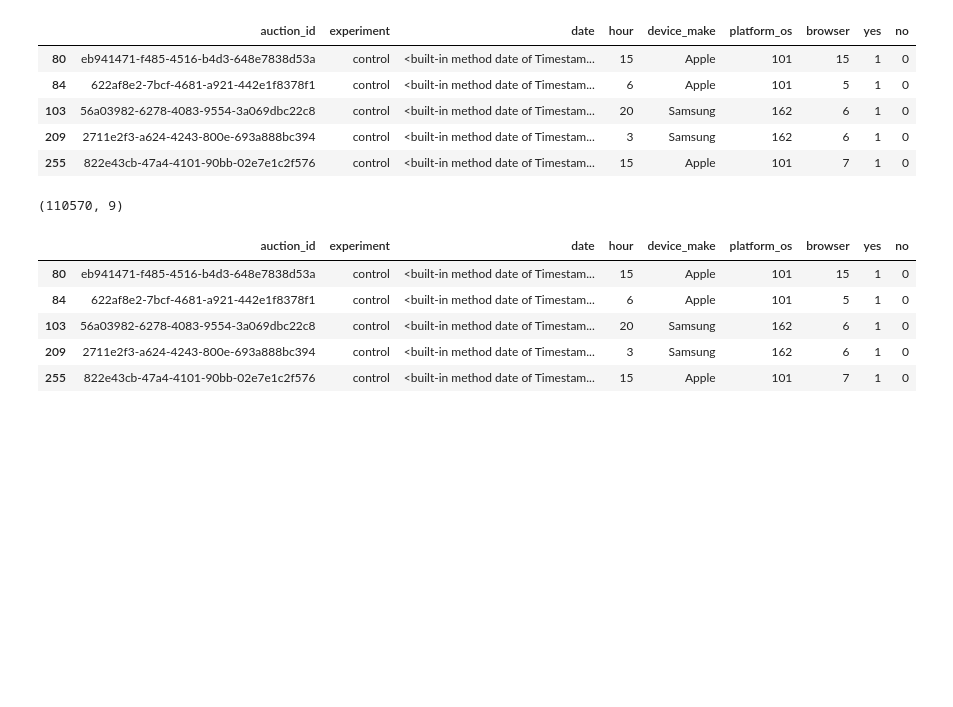
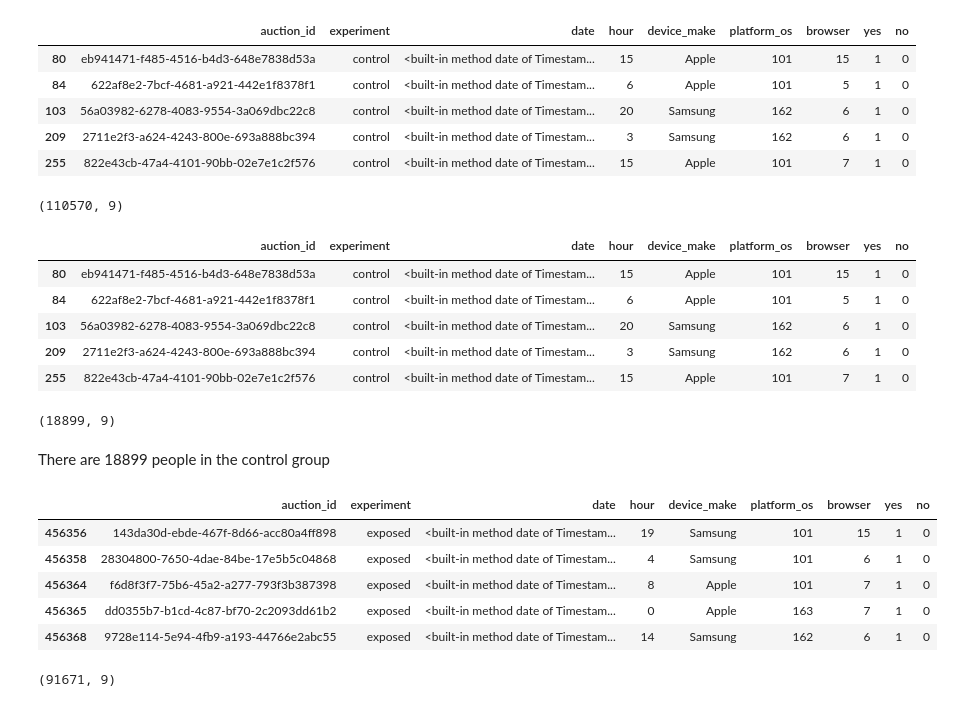
Before and after one commit to nahomHmichael/abtest-mlops, a Jupyter notebook: notebooks/Task3_new_data_AB_test.ipynb, the cells around one changed output. Saved outputs shown, nothing was run; the diff lists cells and outputs as text; code cells hidden in the pictures; blank space fills up the shorter version.

Commit message:
Update: extracted control and exposed groups

```diff
--- a/notebooks/Task3_new_data_AB_test.ipynb
+++ b/notebooks/Task3_new_data_AB_test.ipynb
@@ -170,3 +170,26 @@ control_df.head(5)
 | 103 | 56a03982-6278-4083-9554-3a069dbc22c8 | control | <built-in method date of Timestam... | 20 | Samsung | 162 | 6 | 1 | 0 |
 | 209 | 2711e2f3-a624-4243-800e-693a888bc394 | control | <built-in method date of Timestam... | 3 | Samsung | 162 | 6 | 1 | 0 |
 | 255 | 822e43cb-47a4-4101-90bb-02e7e1c2f576 | control | <built-in method date of Timestam... | 15 | Apple | 101 | 7 | 1 | 0 |
+# %%
+# accessing control df shape
+control_df.shape
+# %% [output]
+(18899, 9)
+# %% [markdown]
+There are 18899 people in the control group
+# %%
+# finding the exposed group
+exposed_df = response[response['experiment'] == 'exposed']
+exposed_df.head(5)
+# %% [output]
+|  | auction_id | experiment | date | hour | device_make | platform_os | browser | yes | no |
+| 456356 | 143da30d-ebde-467f-8d66-acc80a4ff898 | exposed | <built-in method date of Timestam... | 19 | Samsung | 101 | 15 | 1 | 0 |
+| 456358 | 28304800-7650-4dae-84be-17e5b5c04868 | exposed | <built-in method date of Timestam... | 4 | Samsung | 101 | 6 | 1 | 0 |
+| 456364 | f6d8f3f7-75b6-45a2-a277-793f3b387398 | exposed | <built-in method date of Timestam... | 8 | Apple | 101 | 7 | 1 | 0 |
+| 456365 | dd0355b7-b1cd-4c87-bf70-2c2093dd61b2 | exposed | <built-in method date of Timestam... | 0 | Apple | 163 | 7 | 1 | 0 |
+| 456368 | 9728e114-5e94-4fb9-a193-44766e2abc55 | exposed | <built-in method date of Timestam... | 14 | Samsung | 162 | 6 | 1 | 0 |
+# %%
+# accessing exposed group
+exposed_df.shape
+# %% [output]
+(91671, 9)
```
Also changed, not shown: parts of 3 cells of this notebook.
